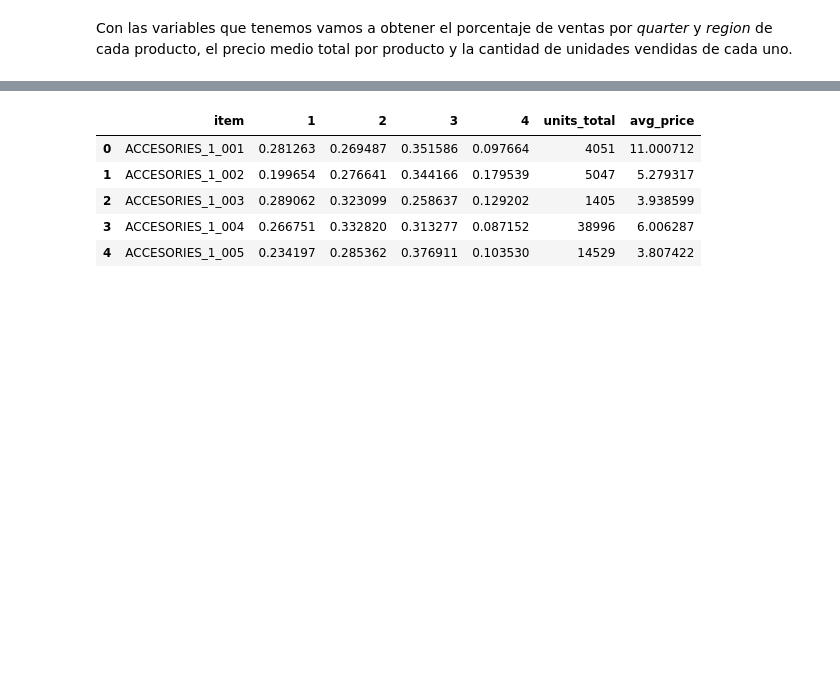
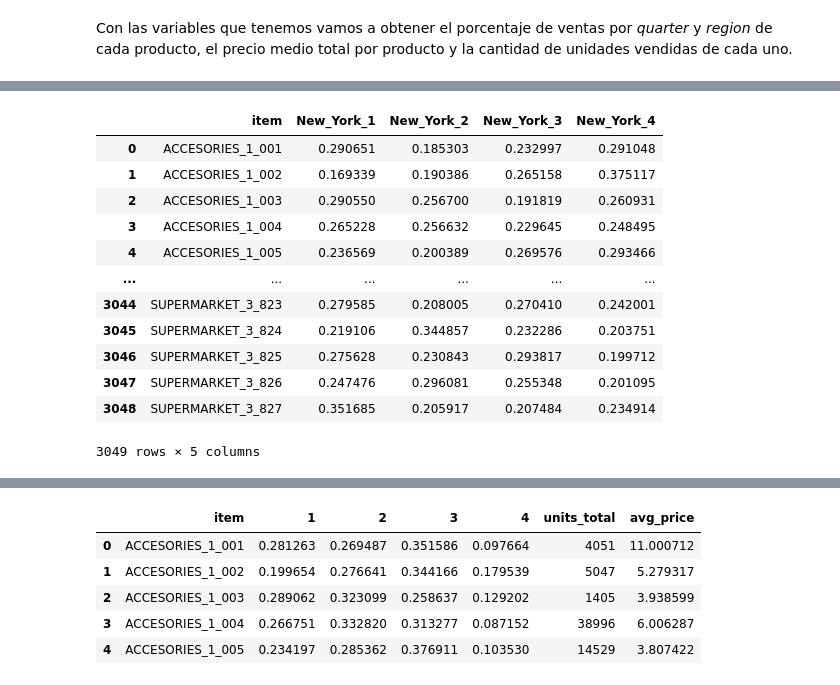
Before and after one commit to alitermat/capstone_retail_TFM, a Jupyter notebook: notebooks/Clustering_producto.ipynb, the cells around one changed output, grey strips where cells are left out. Saved outputs shown, nothing was run; the diff lists cells and outputs as text; code cells hidden in the pictures; blank space fills up the shorter version.

```diff
--- a/notebooks/Clustering_producto.ipynb
+++ b/notebooks/Clustering_producto.ipynb
@@ -36,0 +69,32 @@ Con las variables que tenemos vamos a obtener el porcentaje de ventas por *quart
+# %%
+# Filtramos el DataFrame para obtener solo los datos de la ciudad de New York
+df_ny = df[df['region'] == 'New York'].copy()
+
+# Creamos una columna 'quarter' a partir del índice 'date'
+df_ny['quarter'] = df_ny.index.quarter
+
+# Calculamos los porcentajes de ventas por ítem para cada cuatrimestre
+df_ny = pd.crosstab(df_ny['item'], df_ny['quarter'], values=df_ny['total_sales'], aggfunc='sum', normalize='index')
+
+# Renombramos las columnas de los cuatrimestres
+df_ny.columns = ['New_York_' + str(col) for col in df_ny.columns]
+
+# El resultado df_ny es un DataFrame con los porcentajes normalizados por ítem y cuatrimestre
+df_ny.reset_index(inplace=True)
+
+# Mostramos el DataFrame resultante
+df_ny
+# %% [output]
+|  | item | New_York_1 | New_York_2 | New_York_3 | New_York_4 |
+| 0 | ACCESORIES_1_001 | 0.290651 | 0.185303 | 0.232997 | 0.291048 |
+| 1 | ACCESORIES_1_002 | 0.169339 | 0.190386 | 0.265158 | 0.375117 |
+| 2 | ACCESORIES_1_003 | 0.290550 | 0.256700 | 0.191819 | 0.260931 |
+| 3 | ACCESORIES_1_004 | 0.265228 | 0.256632 | 0.229645 | 0.248495 |
+| 4 | ACCESORIES_1_005 | 0.236569 | 0.200389 | 0.269576 | 0.293466 |
+| ... | ... | ... | ... | ... | ... |
+| 3044 | SUPERMARKET_3_823 | 0.279585 | 0.208005 | 0.270410 | 0.242001 |
+| 3045 | SUPERMARKET_3_824 | 0.219106 | 0.344857 | 0.232286 | 0.203751 |
+| 3046 | SUPERMARKET_3_825 | 0.275628 | 0.230843 | 0.293817 | 0.199712 |
+| 3047 | SUPERMARKET_3_826 | 0.247476 | 0.296081 | 0.255348 | 0.201095 |
+| 3048 | SUPERMARKET_3_827 | 0.351685 | 0.205917 | 0.207484 | 0.234914 |
+3049 rows × 5 columns
```
Also changed, not shown: parts of 7 cells of this notebook.
